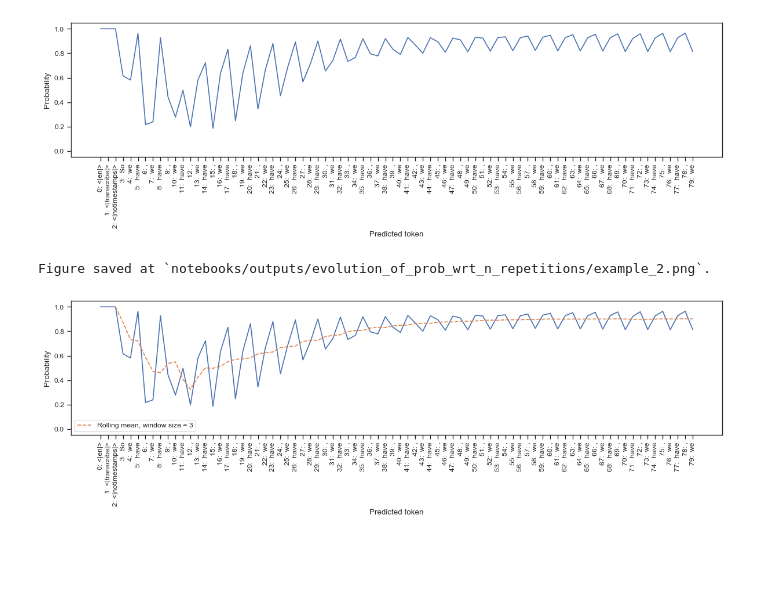
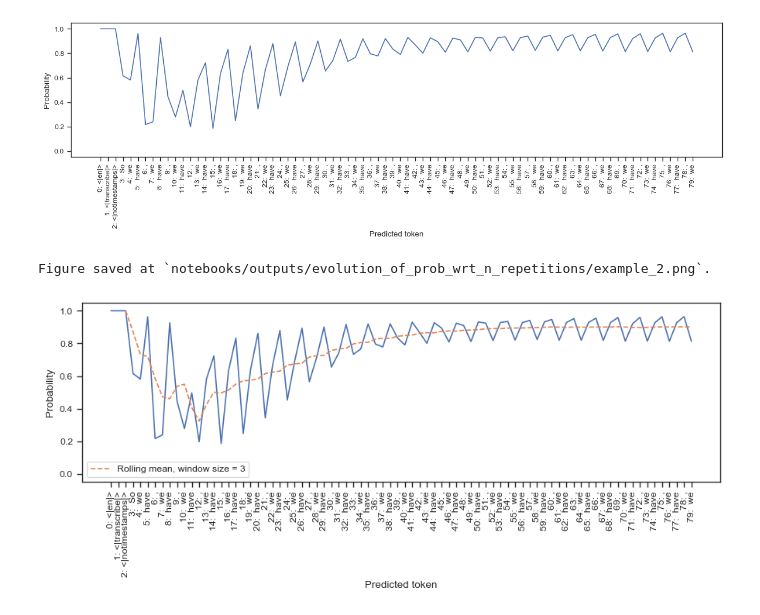
Before and after one commit to tonywu71/distilling-and-forgetting-in-large-pre-trained-models, a Jupyter notebook: notebooks/evolution_of_prob_wrt_n_repetitions.ipynb, the cells around one changed output. Cells and saved outputs as stored; diff of their text form; code cells hidden in the pictures; blank space fills up the shorter version.

```diff
--- a/notebooks/evolution_of_prob_wrt_n_repetitions.ipynb
+++ b/notebooks/evolution_of_prob_wrt_n_repetitions.ipynb
@@ -157,26 +157,26 @@ plt.tight_layout();
 # %%
 df = pd.DataFrame({"Predicted token": decoded_tokens[:n_samples], "Probability": prob_tokens[:n_samples]})
 
 window = 3
 df["Rolling mean"] = df["Probability"].rolling(window).mean()
 
 n_samples = 80
 
-plt.figure(figsize=(12, 4))
+plt.figure(figsize=(9, 4))
 sns.lineplot(data=df, x="Predicted token", y="Probability")
 sns.lineplot(data=df, x="Predicted token", y="Rolling mean", ls="--", label=f"Rolling mean, window size = {window}")
 # plt.axhline(y=0.5, color="r", ls="--", label=r'$y = 0.5$')
 plt.legend()
 plt.ylim(-0.05, 1.05)
 plt.xticks(rotation=90)
 # plt.xlabel("Predicted token")
 # plt.ylabel("Probability")
 plt.tight_layout()
 
 savepath = OUTPUT_DIR / "example_2.png"
 savepath.parent.mkdir(parents=True, exist_ok=True)
 plt.savefig(savepath)
 print(f"Figure saved at `{savepath}`.")
 # %% [output]
 Figure saved at `notebooks/outputs/evolution_of_prob_wrt_n_repetitions/example_2.png`.
-[figure, old version]
+[figure, new version]
```
Also changed, not shown: 43 other files.
